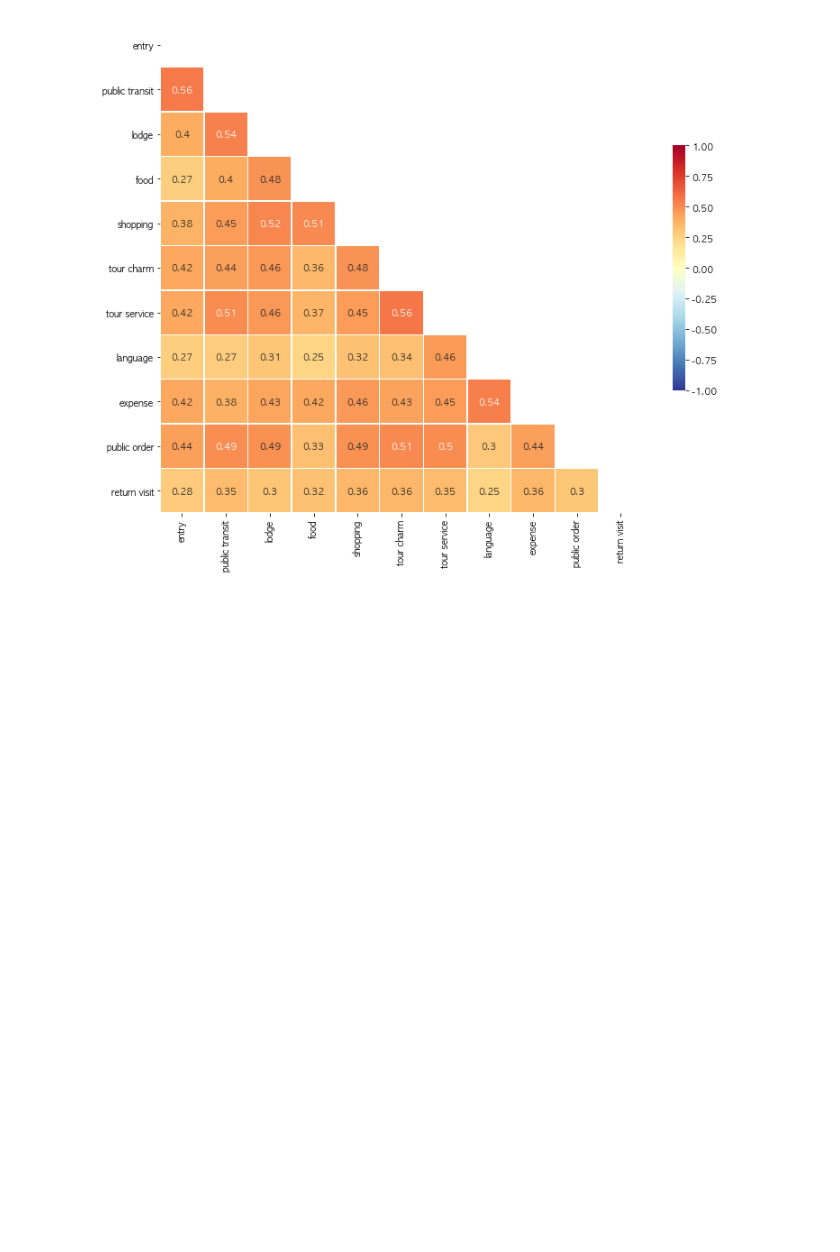
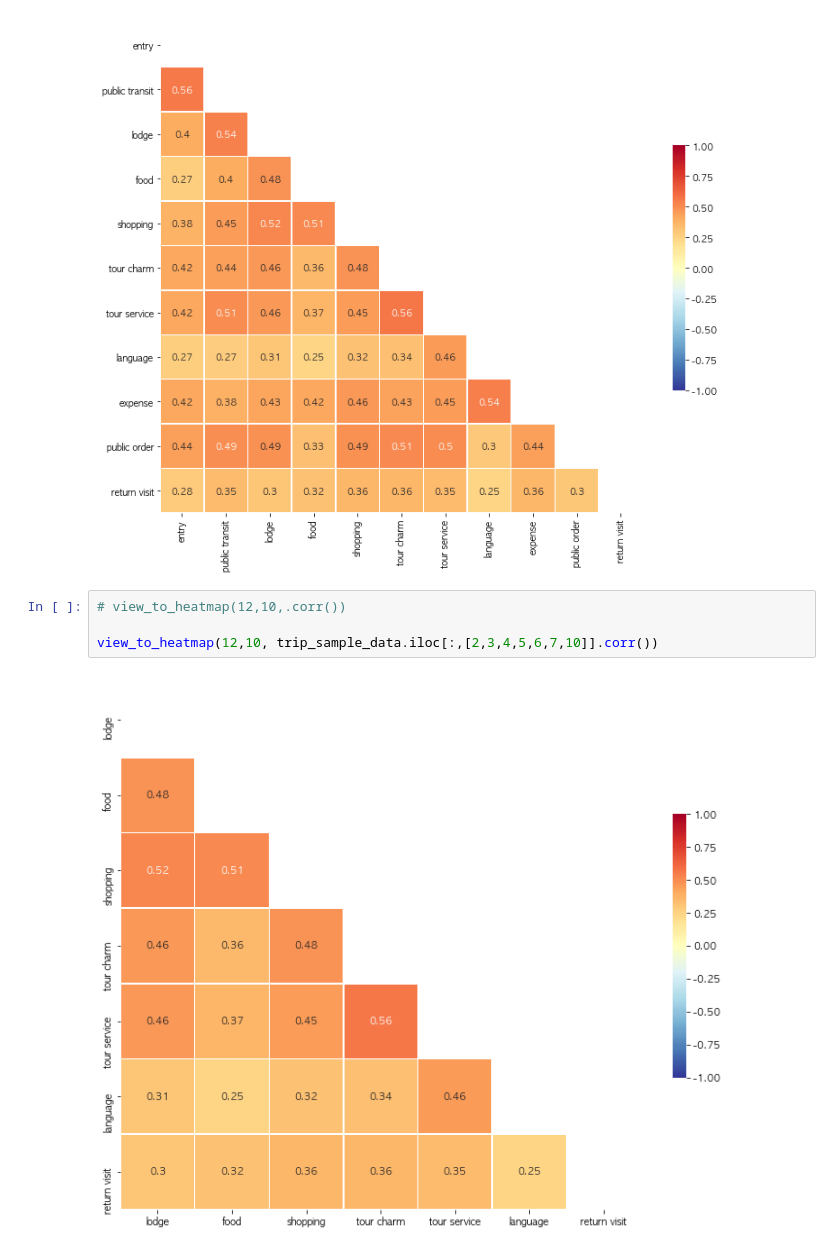
Before and after one commit to asdhgfasd1/2020, a Jupyter notebook: statistics/des_stats01.ipynb, the cells around one changed output. Cells and saved outputs as stored; diff of their text form; blank space fills up the shorter version.

```diff
--- a/statistics/des_stats01.ipynb
+++ b/statistics/des_stats01.ipynb
@@ -622,3 +626,9 @@ trip_sample_data
 view_to_heatmap(12,10, trip_sample_data.corr())
 # %% [output]
 [figure]
+# %%
+# view_to_heatmap(12,10,.corr())
+
+view_to_heatmap(12,10, trip_sample_data.iloc[:,[2,3,4,5,6,7,10]].corr())
+# %% [output]
+[figure, added]
```
Also changed, not shown: parts of 1 cell of this notebook, 1 other file.
